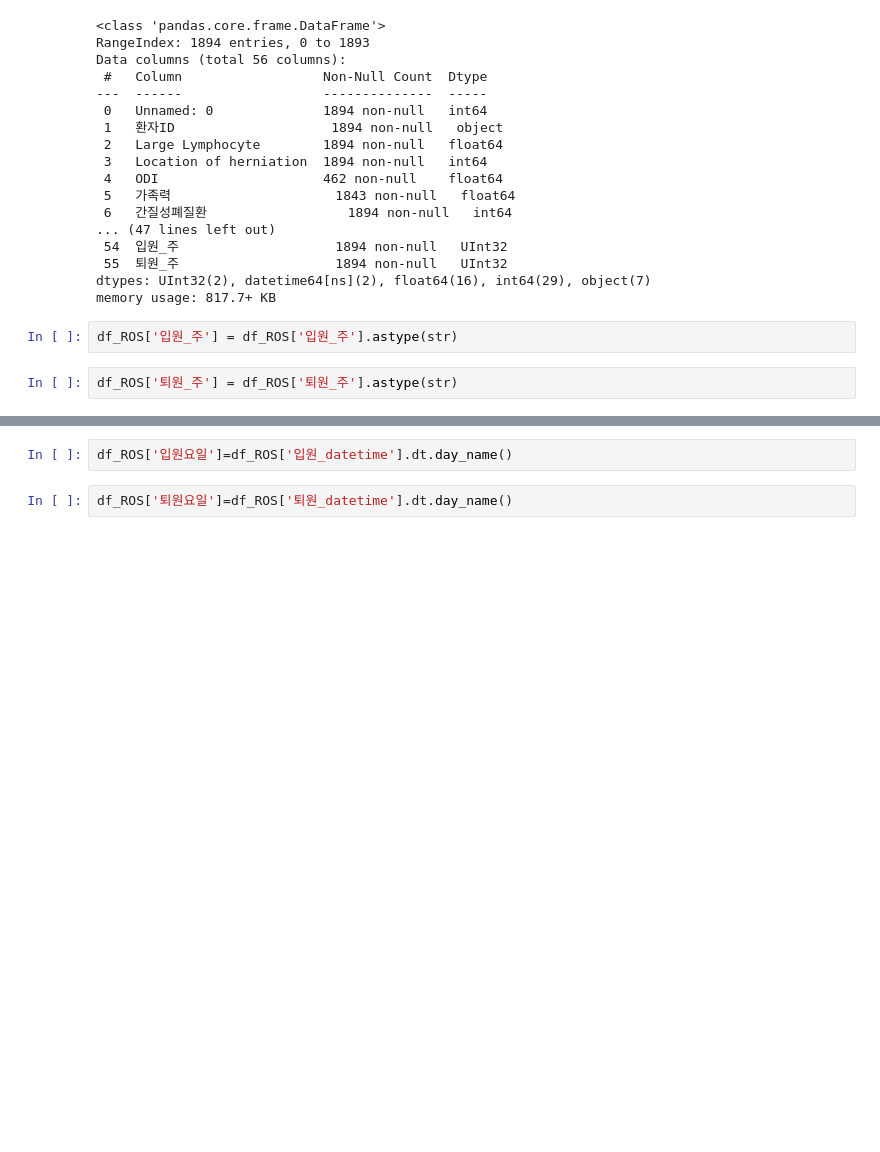
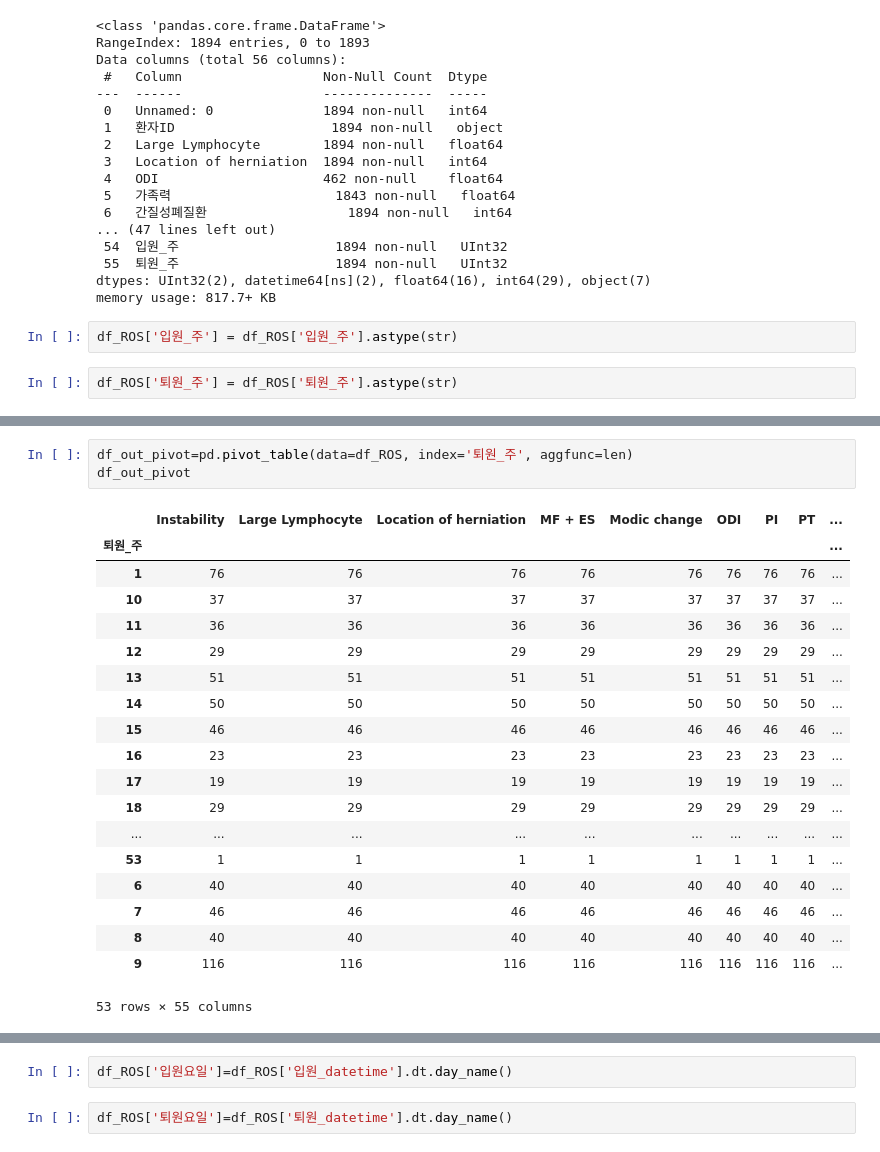
Before and after one commit to SSSanga/study_data_analytics, a Jupyter notebook: codes/pandass/RecurrenceOfSurgery_TimeSeries_quest.ipynb, the cells around one changed output, grey strips where cells are left out. Saved outputs shown, nothing was run; the diff lists cells and outputs as text; blank space fills up the shorter version.

```diff
--- a/codes/pandass/RecurrenceOfSurgery_TimeSeries_quest.ipynb
+++ b/codes/pandass/RecurrenceOfSurgery_TimeSeries_quest.ipynb
@@ -154,0 +180,23 @@ sns.histplot(data=df_ROS, x='입원_주', hue='퇴원_주', )
+# %%
+df_out_pivot=pd.pivot_table(data=df_ROS, index='퇴원_주', aggfunc=len)
+df_out_pivot
+# %% [output]
+|  | Instability | Large Lymphocyte | Location of herniation | MF + ES | Modic change | ODI | PI | PT | ... |
+| 퇴원_주 |  |  |  |  |  |  |  |  | ... |
+| 1 | 76 | 76 | 76 | 76 | 76 | 76 | 76 | 76 | ... |
+| 10 | 37 | 37 | 37 | 37 | 37 | 37 | 37 | 37 | ... |
+| 11 | 36 | 36 | 36 | 36 | 36 | 36 | 36 | 36 | ... |
+| 12 | 29 | 29 | 29 | 29 | 29 | 29 | 29 | 29 | ... |
+| 13 | 51 | 51 | 51 | 51 | 51 | 51 | 51 | 51 | ... |
+| 14 | 50 | 50 | 50 | 50 | 50 | 50 | 50 | 50 | ... |
+| 15 | 46 | 46 | 46 | 46 | 46 | 46 | 46 | 46 | ... |
+| 16 | 23 | 23 | 23 | 23 | 23 | 23 | 23 | 23 | ... |
+| 17 | 19 | 19 | 19 | 19 | 19 | 19 | 19 | 19 | ... |
+| 18 | 29 | 29 | 29 | 29 | 29 | 29 | 29 | 29 | ... |
+| ... | ... | ... | ... | ... | ... | ... | ... | ... | ... |
+| 53 | 1 | 1 | 1 | 1 | 1 | 1 | 1 | 1 | ... |
+| 6 | 40 | 40 | 40 | 40 | 40 | 40 | 40 | 40 | ... |
+| 7 | 46 | 46 | 46 | 46 | 46 | 46 | 46 | 46 | ... |
+| 8 | 40 | 40 | 40 | 40 | 40 | 40 | 40 | 40 | ... |
+| 9 | 116 | 116 | 116 | 116 | 116 | 116 | 116 | 116 | ... |
+53 rows × 55 columns
```
Also changed, not shown: parts of 19 cells of this notebook, 1 other file.
